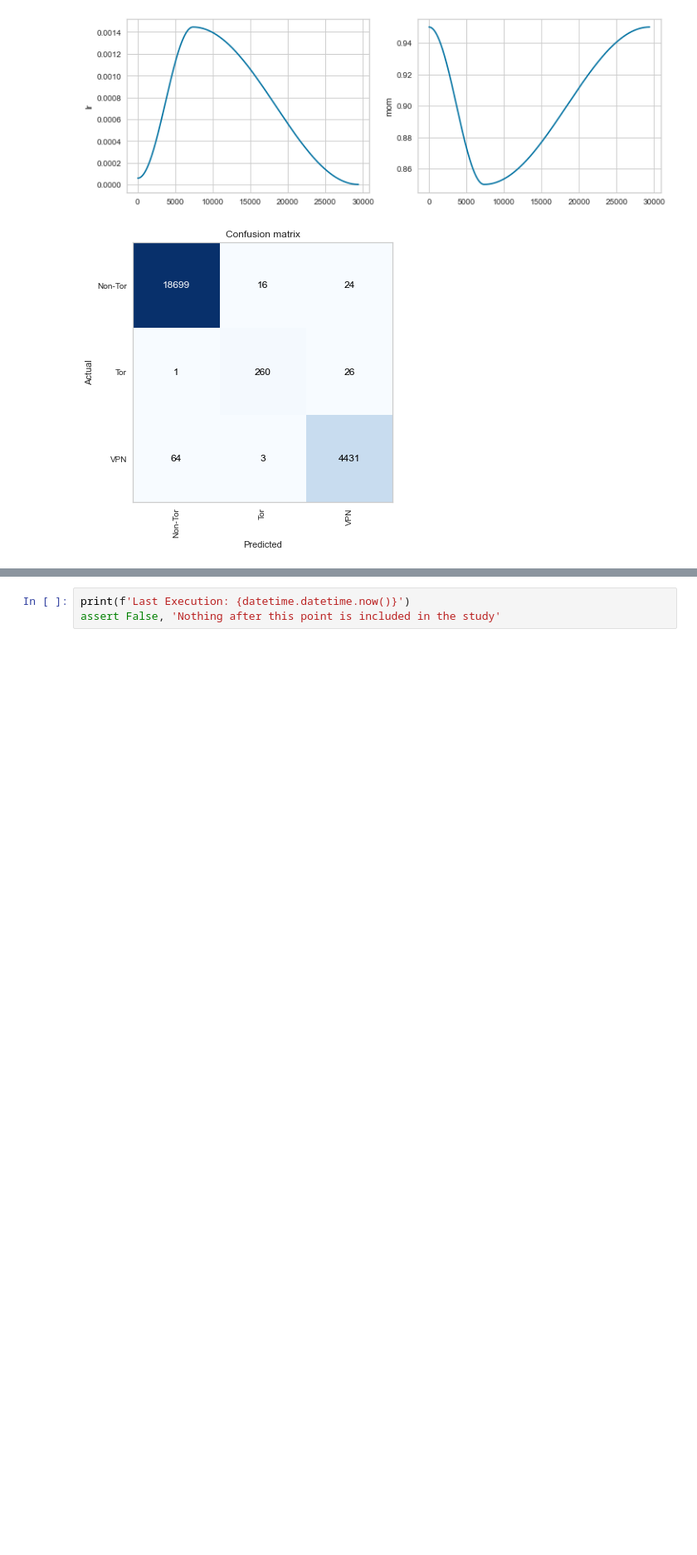
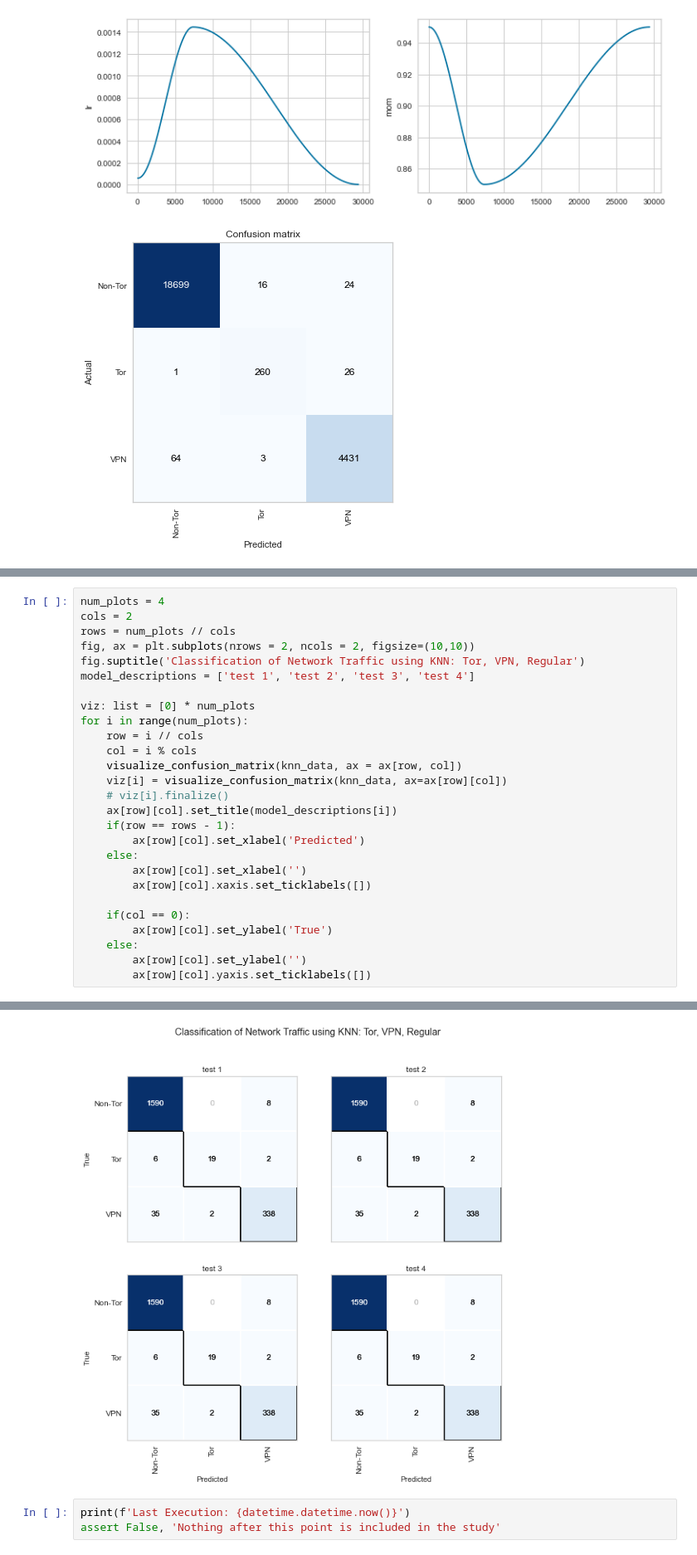
Before and after one commit to Karson-Fye/CMUDarknet, a Jupyter notebook: Data/Cross_validation_prototype.ipynb, the cells around one changed output, grey strips where cells are left out. Shown at 83% size. Cells and saved outputs as stored; diff of their text form; blank space fills up the shorter version.

```diff
--- a/Data/Cross_validation_prototype.ipynb
+++ b/Data/Cross_validation_prototype.ipynb
@@ -3696,0 +3724,28 @@ print(results.mean())
+# %%
+num_plots = 4
+cols = 2
+rows = num_plots // cols
+fig, ax = plt.subplots(nrows = 2, ncols = 2, figsize=(10,10))
+fig.suptitle('Classification of Network Traffic using KNN: Tor, VPN, Regular')
+model_descriptions = ['test 1', 'test 2', 'test 3', 'test 4']
+
+viz: list = [0] * num_plots
+for i in range(num_plots):
+    row = i // cols
+    col = i % cols
+    visualize_confusion_matrix(knn_data, ax = ax[row, col])
+    viz[i] = visualize_confusion_matrix(knn_data, ax=ax[row][col])
+    # viz[i].finalize()
+    ax[row][col].set_title(model_descriptions[i])
+    if(row == rows - 1):
+        ax[row][col].set_xlabel('Predicted')
+    else:
+        ax[row][col].set_xlabel('')
+        ax[row][col].xaxis.set_ticklabels([])
+
+    if(col == 0):
+        ax[row][col].set_ylabel('True')
+    else:
+        ax[row][col].set_ylabel('')
+        ax[row][col].yaxis.set_ticklabels([])
+# %% [output]
@@ -3697,3 +3769,4 @@ print(results.mean())
+[figure, added]
 # %%
 print(f'Last Execution: {datetime.datetime.now()}')
 assert False, 'Nothing after this point is included in the study'
```
Also changed, not shown: parts of 4 cells of this notebook.
